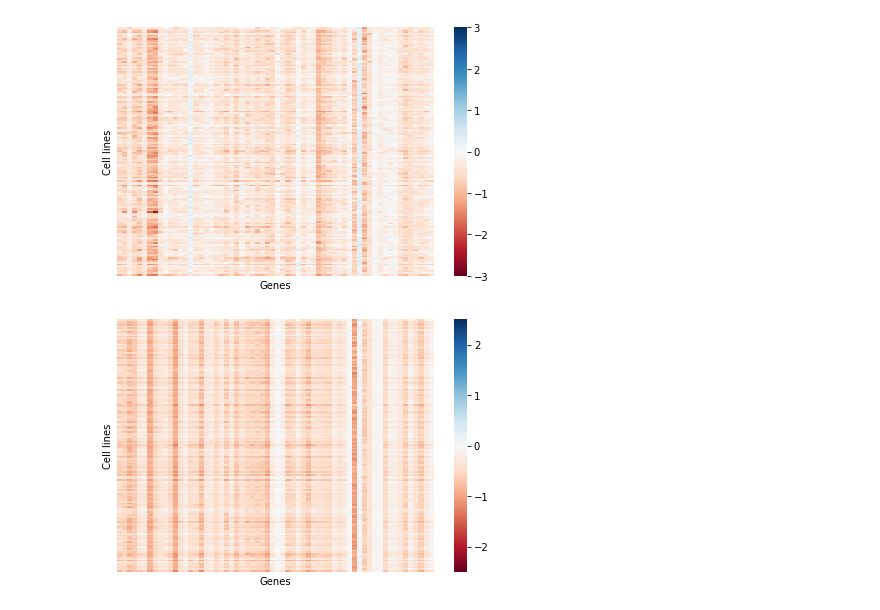
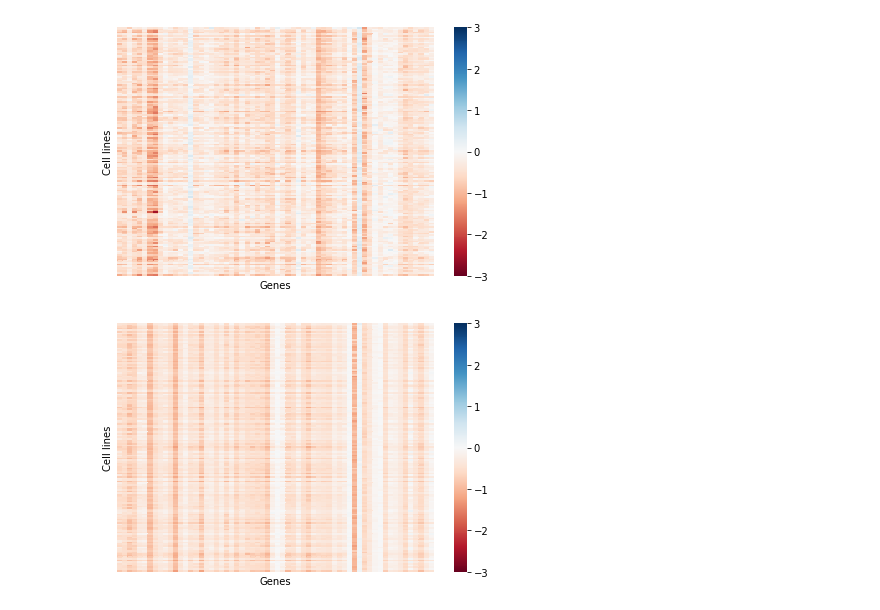
Before and after one commit to pritchardlabatpsu/cga_app, a Jupyter notebook: notebooks/12d-pred_actual.ipynb, the cells around one changed output. Cells and saved outputs as stored; diff of their text form; code cells hidden in the pictures.

```diff
--- a/notebooks/12d-pred_actual.ipynb
+++ b/notebooks/12d-pred_actual.ipynb
@@ -41,8 +46,8 @@ plt.tight_layout()
 [figure]
 # %%
 plt.figure()
-ax = sns.heatmap(y_compr_ext['predicted'], yticklabels=False, xticklabels=False, vmin=-2.5, vmax=2.5, cmap='RdBu')
+ax = sns.heatmap(y_compr_ext['predicted'], yticklabels=False, xticklabels=False, vmin=-3, vmax=3, cmap='RdBu')
 ax.set(xlabel='Genes', ylabel='Cell lines')
 plt.tight_layout()
 # %% [output]
-[figure, old version]
+[figure, new version]
```
Also changed, not shown: parts of 6 cells of this notebook, 2 other files.
